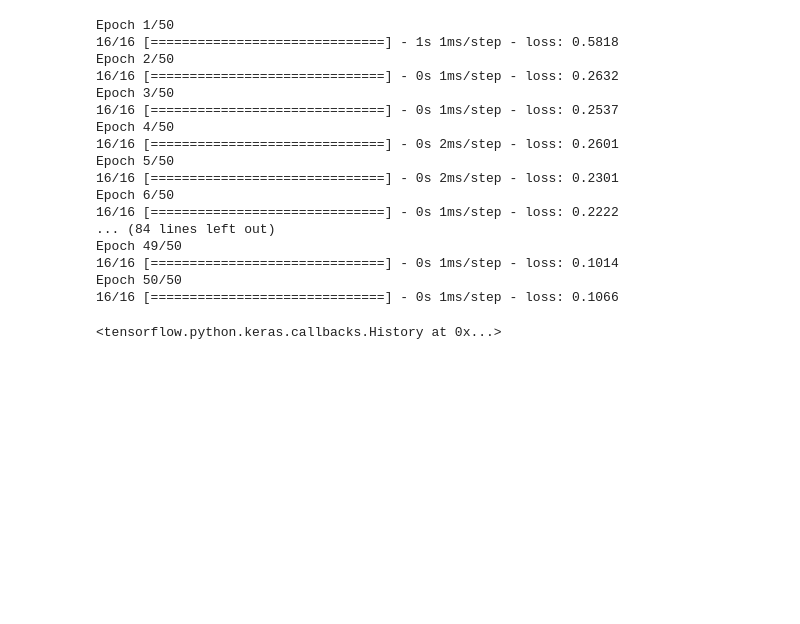
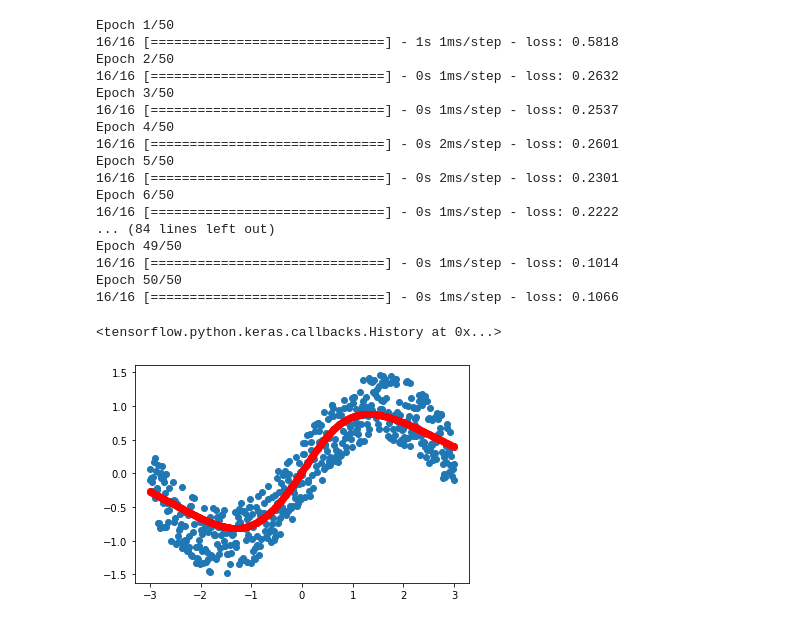
Before and after one commit to sumit-mandal/ml_learning, a Jupyter notebook: polynomil_regression.ipynb, the cells around one changed output. Cells and saved outputs as stored; diff of their text form; code cells hidden in the pictures; blank space fills up the shorter version.

```diff
--- a/polynomil_regression.ipynb
+++ b/polynomil_regression.ipynb
@@ -60,8 +60,10 @@ Epoch 50/50
 16/16 [==============================] - 0s 1ms/step - loss: 0.1066
 <tensorflow.python.keras.callbacks.History at 0x...>
 # %%
-prediction = model.predict(x)
+prediction = model.predict(X)
 plt.scatter(X,y)
 plt.plot(X,prediction,'ro')
 #for each estimated value,ro is shown as red colored circle
 plt.show()
+# %% [output]
+[figure, added]
```
Also changed, not shown: parts of 1 cell of this notebook.
